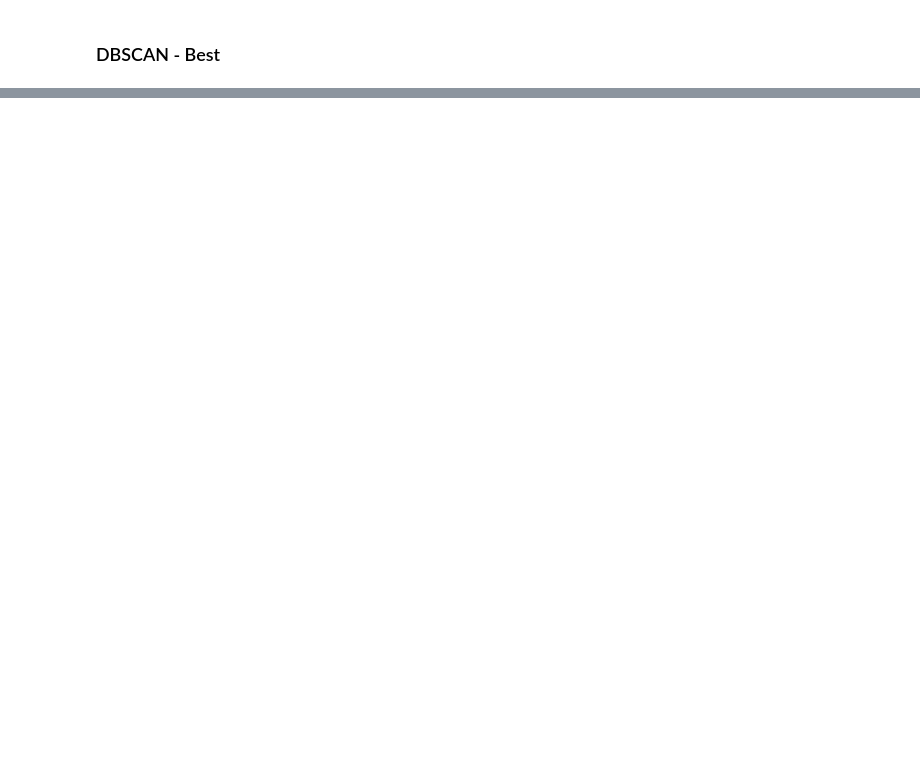
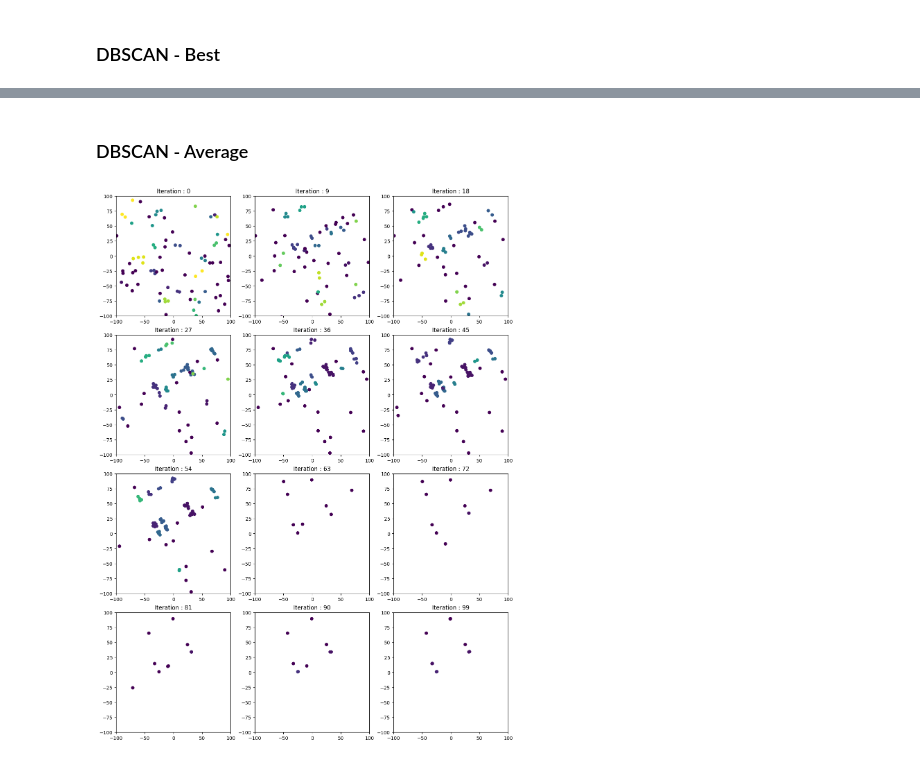
Before and after one commit to alexisuaguilaru/MetaPy, a Jupyter notebook: Testing/test_DifferentialEvolution.ipynb, the cells around one changed output, grey strips where cells are left out. Drawn from its saved outputs; the diff is of its cells as text; code cells hidden in the pictures; blank space fills up the shorter version.

Commit message:
NEW tests with Diff Evol Clust Avg [1]

```diff
--- a/Testing/test_DifferentialEvolution.ipynb
+++ b/Testing/test_DifferentialEvolution.ipynb
@@ -146,0 +148,31 @@ PlottingOptimalsFound(snapshots_clustbest_dbscan,YScale='log')
+# %% [markdown]
+### DBSCAN - Average
+# %%
+# Init Diff Evol Clustering Average with DBSCAN
+functionNumber = '9'
+dimension = 2   #Dimensions = 2, 10, 20, 30, 50 or 100. Some functions doesn't work with all dimensions
+objectiveFunction = objectiveFunctionCEC(functionNumber,dimension=dimension)
+
+lower , upper = -100 , 100
+initializeIndividual = individual(lower,upper,dimension)
+
+clusteringAlgorithm = cluster.dbscan
+
+DiffEvol_ClustAvg_dbscan = DifferentialEvolution_ClusteringAvg(objectiveFunction,initializeIndividual,clusteringAlgorithm)
+# %%
+#Calling Diff Evol Clustering Avg
+iterations = 100
+populationSize = 100
+scalingFactor = 0.9
+crossoverRate = 0.8
+clusteringAlgorithm_kw = {'eps':10,'min_samples':2}
+
+optimalFound_clustavg_dbscan , snapshots_clustavg_dbscan = DiffEvol_ClustAvg_dbscan(iterations,populationSize,scalingFactor,crossoverRate,clusteringAlgorithm_kw)
+# %%
+#Plotting of snapshots
+SubPlot_kw = {'autoscale_on':False,'xbound':(-100,100),'ybound':(-100,100)}
+Scatter_kw = {'vmin':-1,'vmax':20,'cmap':'viridis'}
+
+PlottingSnapshots(snapshots_clustavg_dbscan,9,SubPlot_kw,Scatter_kw=Scatter_kw)
+# %% [output]
+[figure, added]
```
Also changed, not shown: parts of 7 cells of this notebook.
